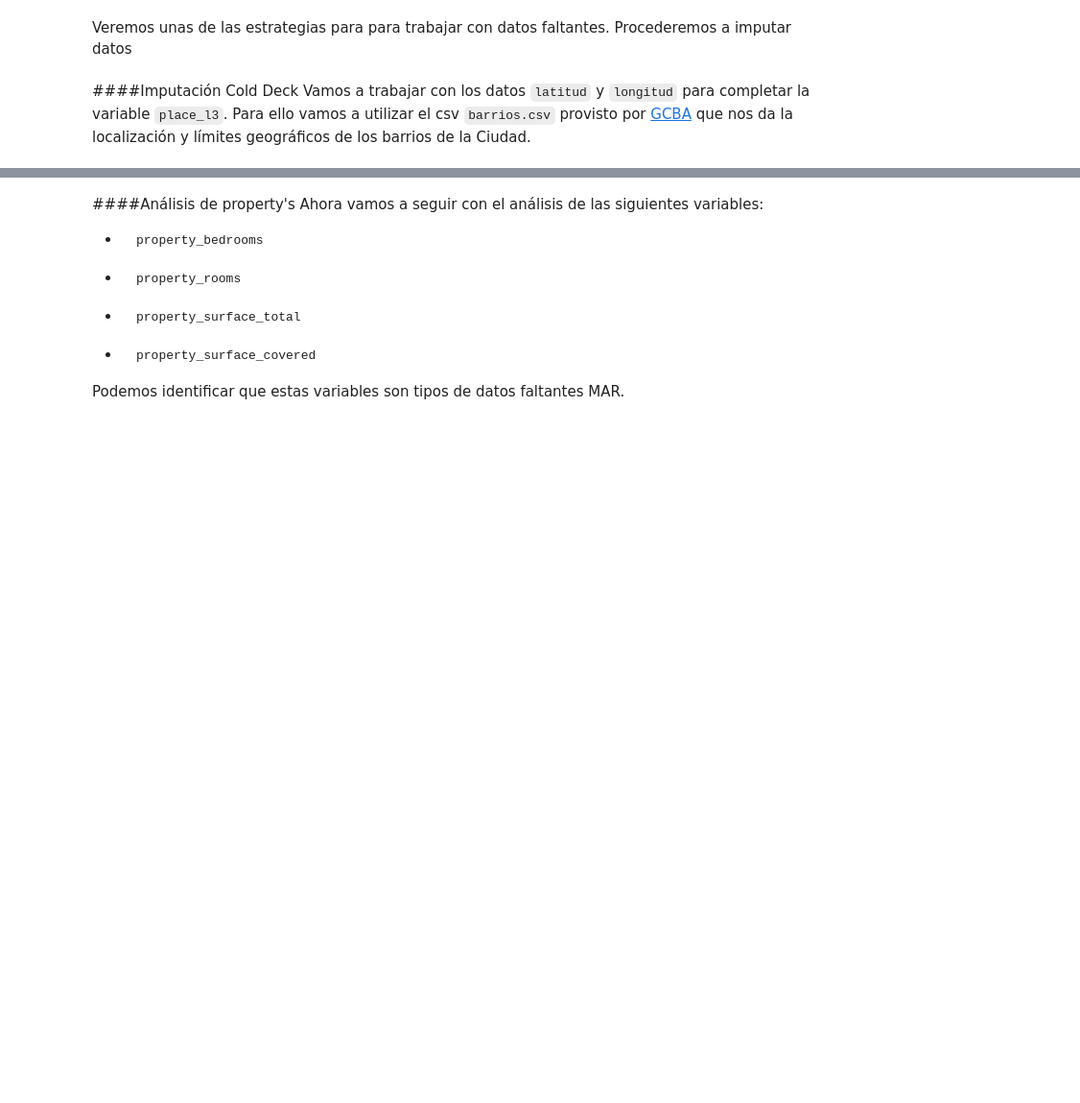
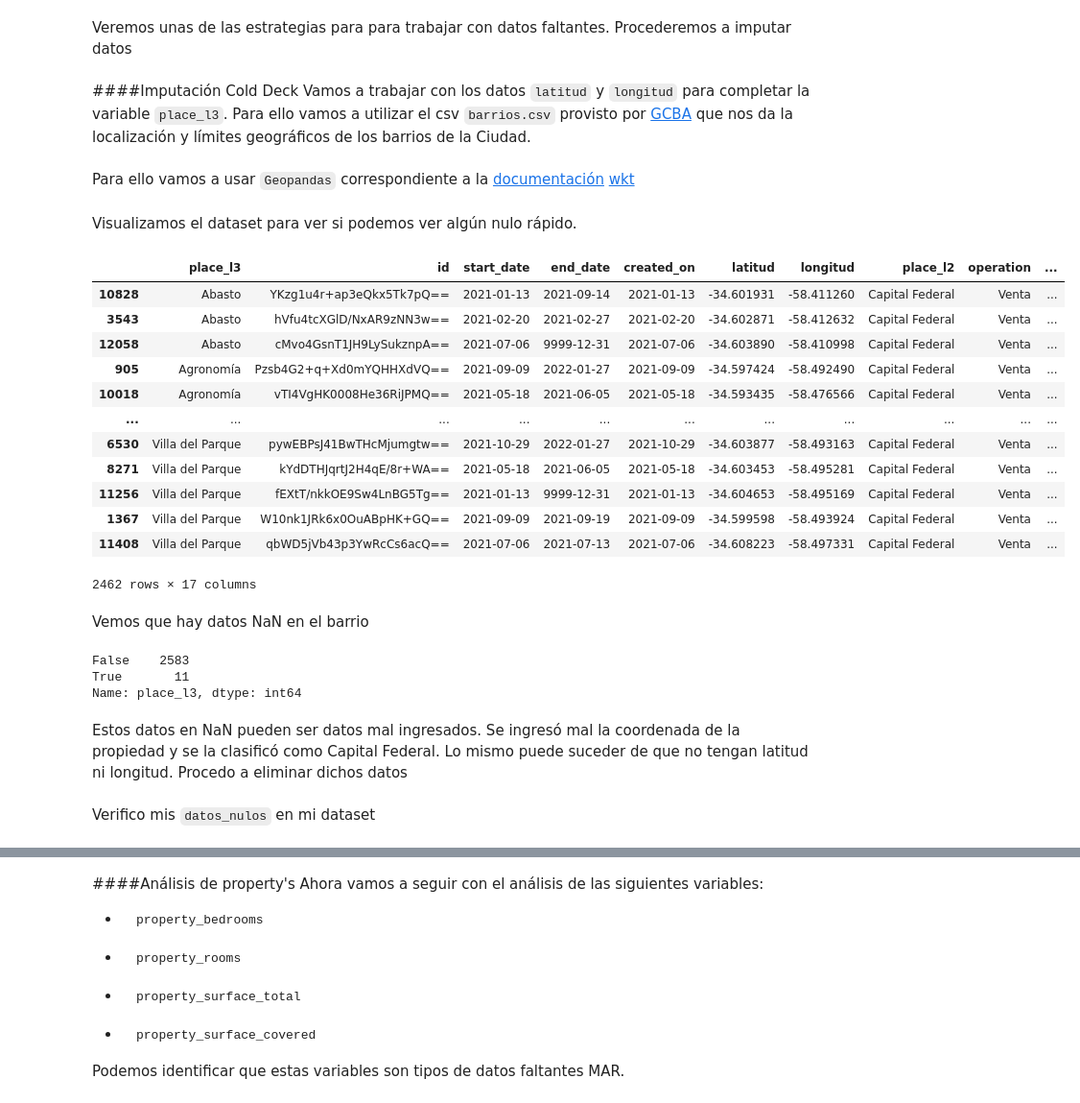
Before and after one commit to kikiymini/7506R-1C2024-GRUPO02, a Jupyter notebook: Copia_de_7506R_1C2024_GRUPO02_N1.ipynb, the cells around one changed output, grey strips where cells are left out. Shown at 96% size. Drawn from its saved outputs; the diff is of its cells as text; code cells hidden in the pictures; blank space fills up the shorter version.

````diff
--- a/Copia_de_7506R_1C2024_GRUPO02_N1.ipynb
+++ b/Copia_de_7506R_1C2024_GRUPO02_N1.ipynb
@@ -533,0 +524,3 @@ completar_barrios(ds_test)
+# %% [markdown]
+Para ello vamos a usar ```Geopandas``` correspondiente a la [documentación](https://geopandas.org/en/stable/gallery/create_geopandas_from_pandas.html)
+[wkt](https://shapely.readthedocs.io/en/stable/manual.html)
@@ -533,0 +551,42 @@ completar_barrios(ds_test)
+# %% [markdown]
+Visualizamos el dataset para ver si podemos ver algún nulo rápido.
+# %%
+# Ordenar el DataFrame por 'place_l3'
+ds_train_sorted = ds_train.sort_values(by='place_l3')
+
+# Extraer la columna 'place_l3'
+place_l3_column = ds_train_sorted['place_l3']
+
+# Elimino la columna 'place_l3' del DataFrame
+ds_train_sorted.drop(columns=['place_l3'], inplace=True)
+
+# Inserto la columna 'place_l3' en la primera posición
+ds_train_sorted.insert(0, 'place_l3', place_l3_column)
+
+# Ahora ds_train_sorted tiene 'place_l3' como la primera columna
+# para visualizarlo mejor
+ds_train_sorted
+# %% [output]
+|  | place_l3 | id | start_date | end_date | created_on | latitud | longitud | place_l2 | operation | ... |
+| 10828 | Abasto | YKzg1u4r+ap3eQkx5Tk7pQ== | 2021-01-13 | 2021-09-14 | 2021-01-13 | -34.601931 | -58.411260 | Capital Federal | Venta | ... |
+| 3543 | Abasto | hVfu4tcXGlD/NxAR9zNN3w== | 2021-02-20 | 2021-02-27 | 2021-02-20 | -34.602871 | -58.412632 | Capital Federal | Venta | ... |
+| 12058 | Abasto | cMvo4GsnT1JH9LySukznpA== | 2021-07-06 | 9999-12-31 | 2021-07-06 | -34.603890 | -58.410998 | Capital Federal | Venta | ... |
+| 905 | Agronomía | Pzsb4G2+q+Xd0mYQHHXdVQ== | 2021-09-09 | 2022-01-27 | 2021-09-09 | -34.597424 | -58.492490 | Capital Federal | Venta | ... |
+| 10018 | Agronomía | vTI4VgHK0008He36RiJPMQ== | 2021-05-18 | 2021-06-05 | 2021-05-18 | -34.593435 | -58.476566 | Capital Federal | Venta | ... |
+| ... | ... | ... | ... | ... | ... | ... | ... | ... | ... | ... |
+| 6530 | Villa del Parque | pywEBPsJ41BwTHcMjumgtw== | 2021-10-29 | 2022-01-27 | 2021-10-29 | -34.603877 | -58.493163 | Capital Federal | Venta | ... |
+| 8271 | Villa del Parque | kYdDTHJqrtJ2H4qE/8r+WA== | 2021-05-18 | 2021-06-05 | 2021-05-18 | -34.603453 | -58.495281 | Capital Federal | Venta | ... |
+| 11256 | Villa del Parque | fEXtT/nkkOE9Sw4LnBG5Tg== | 2021-01-13 | 9999-12-31 | 2021-01-13 | -34.604653 | -58.495169 | Capital Federal | Venta | ... |
+| 1367 | Villa del Parque | W10nk1JRk6x0OuABpHK+GQ== | 2021-09-09 | 2021-09-19 | 2021-09-09 | -34.599598 | -58.493924 | Capital Federal | Venta | ... |
+| 11408 | Villa del Parque | qbWD5jVb43p3YwRcCs6acQ== | 2021-07-06 | 2021-07-13 | 2021-07-06 | -34.608223 | -58.497331 | Capital Federal | Venta | ... |
+2462 rows × 17 columns
+# %% [markdown]
+Vemos que hay datos NaN en el barrio
+# %%
+ds_train['place_l3'].isna().value_counts()
+# %% [output]
+False    2583
+True       11
+Name: place_l3, dtype: int64
+# %% [markdown]
+Estos datos en NaN pueden ser datos mal ingresados. Se ingresó mal la coordenada de la propiedad y se la clasificó como Capital Federal. Lo mismo puede suceder de que no tengan latitud ni longitud. Procedo a eliminar dichos datos
@@ -533,0 +597,2 @@ completar_barrios(ds_test)
+# %% [markdown]
+Verifico mis ```datos_nulos``` en mi dataset
````
Also changed, not shown: parts of 24 cells of this notebook.
